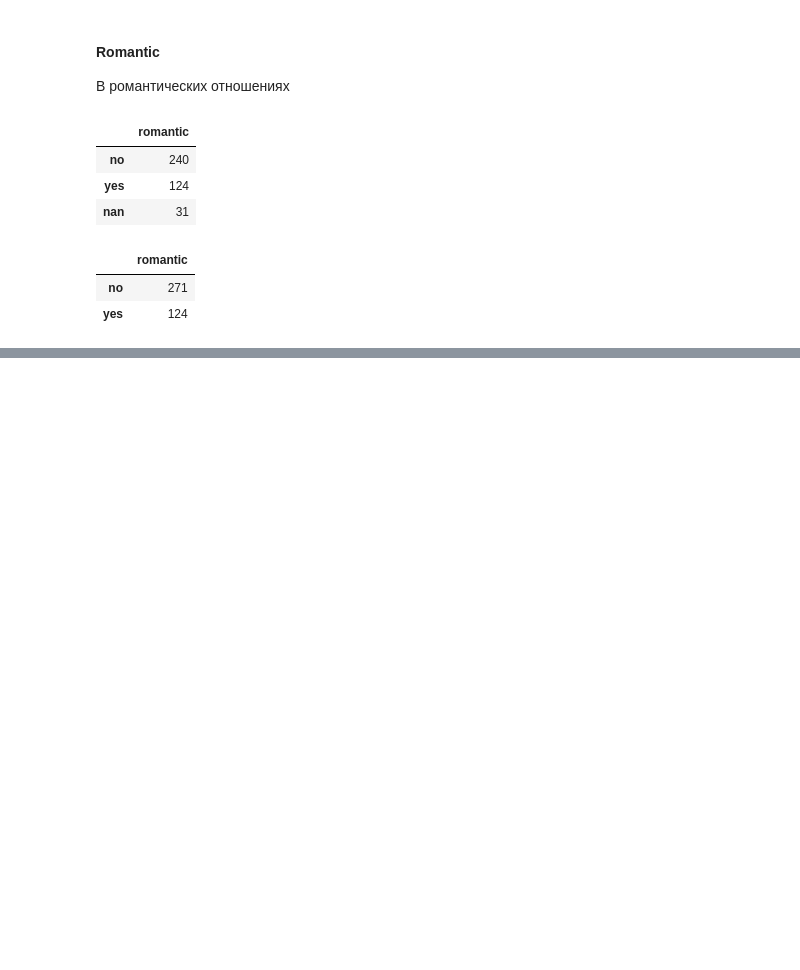
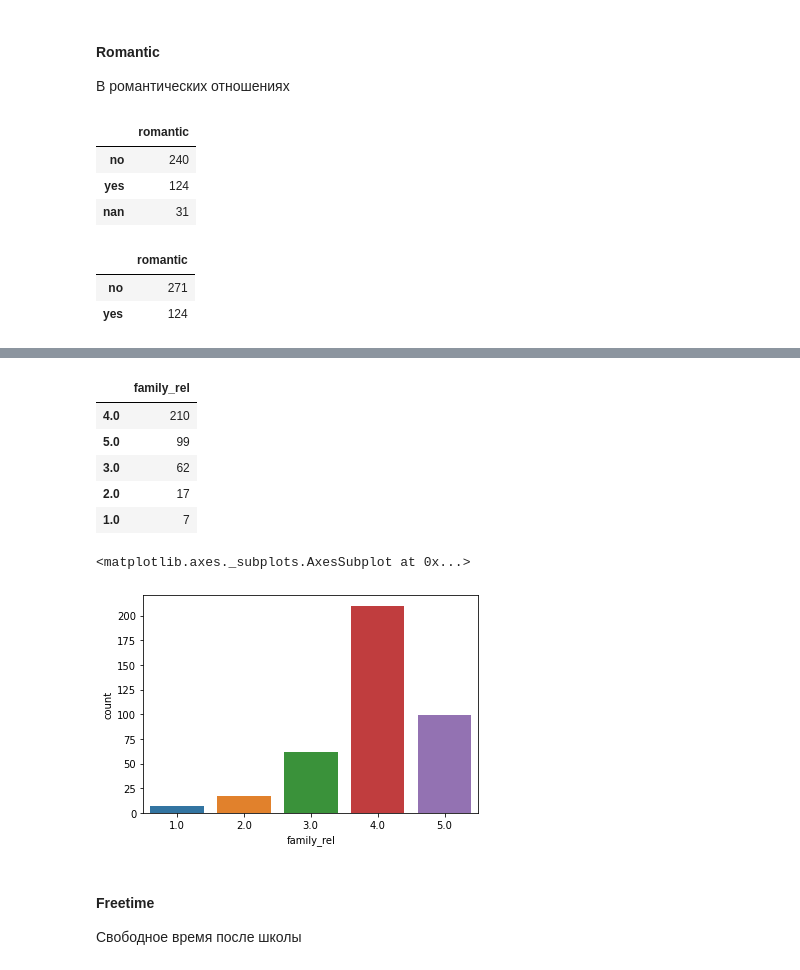
Before and after one commit to gdvnedu/SF, a Jupyter notebook: dst/module_2/project_2/stud_math/stud_math.ipynb, the cells around one changed output, grey strips where cells are left out. Saved outputs shown, nothing was run; the diff lists cells and outputs as text; code cells hidden in the pictures; blank space fills up the shorter version.

```diff
--- a/dst/module_2/project_2/stud_math/stud_math.ipynb
+++ b/dst/module_2/project_2/stud_math/stud_math.ipynb
@@ -679,0 +683,3 @@ display(pd.DataFrame(students.romantic.value_counts()))
+# %%
+students.family_rel = students.family_rel.apply(lambda x: 0.0 if math.isnan(x) else x)
+display(pd.DataFrame(students.family_rel.value_counts()))
@@ -679,0 +695,17 @@ display(pd.DataFrame(students.romantic.value_counts()))
+# %%
+median = students.family_rel.median()
+students.family_rel = students.family_rel.apply(lambda x: median if x<1.0 else x)
+display(pd.DataFrame(students.family_rel.value_counts()))
+sns.countplot(x='family_rel', data=students)
+# %% [output]
+|  | family_rel |
+| 4.0 | 210 |
+| 5.0 | 99 |
+| 3.0 | 62 |
+| 2.0 | 17 |
+| 1.0 | 7 |
+<matplotlib.axes._subplots.AxesSubplot at 0x...>
+[figure, added]
+# %% [markdown]
+#### Freetime
+Свободное время после школы
```
Also changed, not shown: parts of 13 cells of this notebook.
